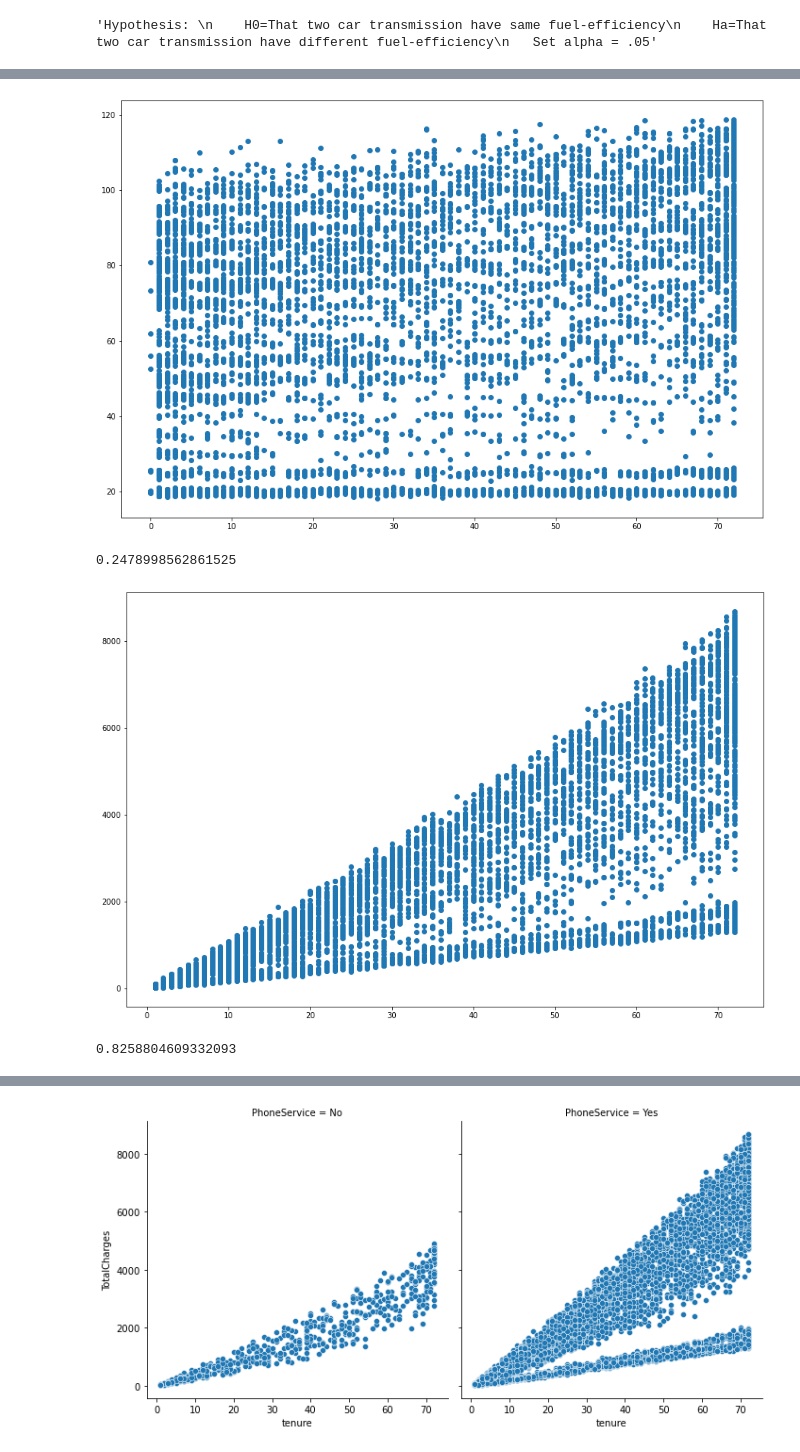
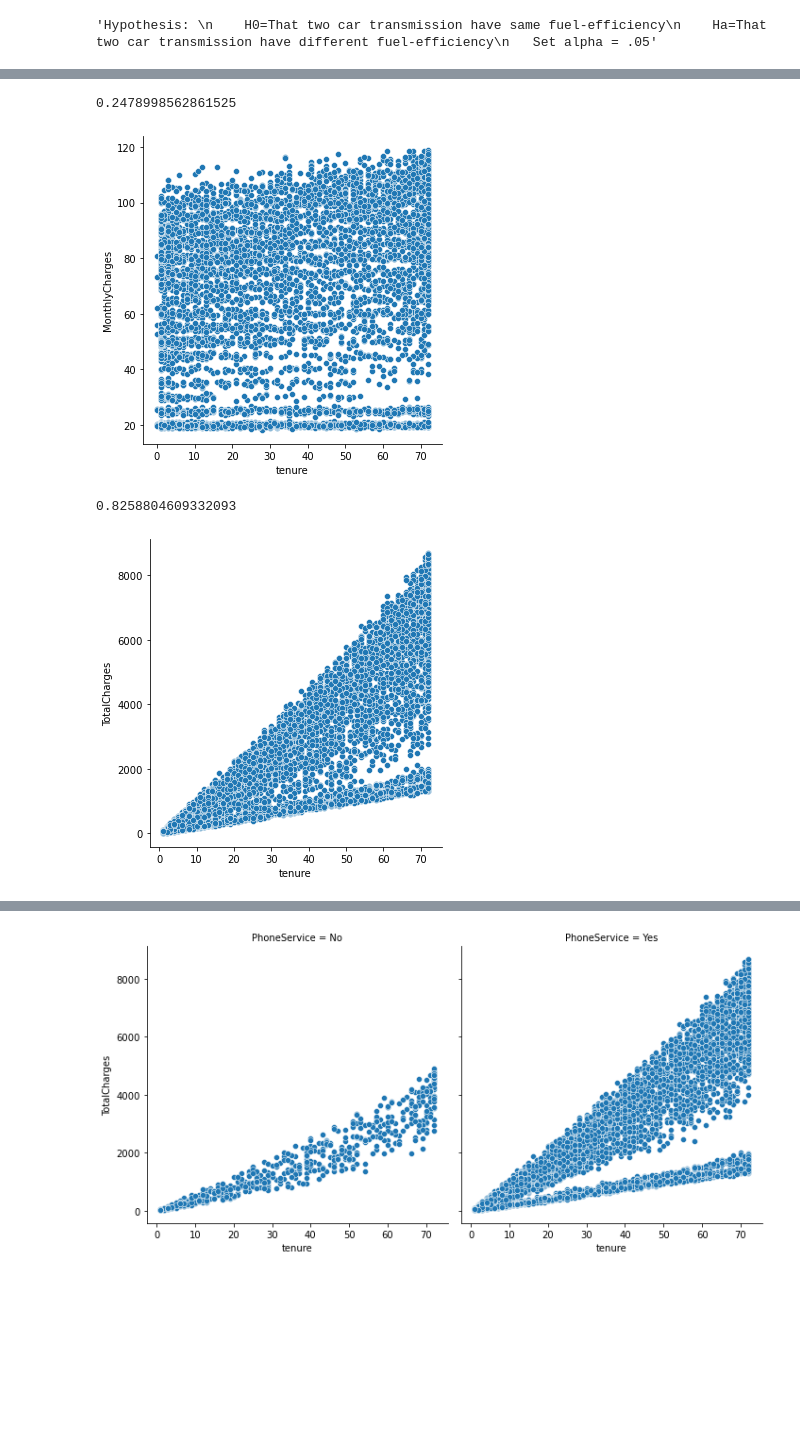
Before and after one commit to QinzhiChen/statistics-exercises, a Jupyter notebook: hypothesis_testing.ipynb, the cells around one changed output, grey strips where cells are left out. Cells and saved outputs as stored; diff of their text form; code cells hidden in the pictures; blank space fills up the shorter version.

```diff
--- a/hypothesis_testing.ipynb
+++ b/hypothesis_testing.ipynb
@@ -188,11 +190,9 @@ monthly=churn_pd.MonthlyCharges
 # %%
 r, p = stats.pearsonr(tenure, monthly)
 x=tenure
 y=monthly
-plt.figure(figsize=(15,10))
-plt.scatter(x,y)
-plt.show()
+sns.relplot(x,y)
 r
 # %% [output]
+0.2478998562861525
-[figure, old version]
+[figure, new version]
-0.2478998562861525
@@ -208,13 +210,11 @@ new_tenure=tenure[total.notnull()]
 r, p = stats.pearsonr(new_tenure, new_total)
 x=new_tenure
 y=new_total
-plt.figure(figsize=(15,10))
-plt.scatter(x,y)
-plt.show()
+sns.relplot(x,y)
 r
 # %% [output]
+0.8258804609332093
-[figure, old version]
+[figure, new version]
-0.8258804609332093
 # %%
 # What happens if you control for phone and internet service?
 # %%
```
Also changed, not shown: parts of 33 cells of this notebook.
